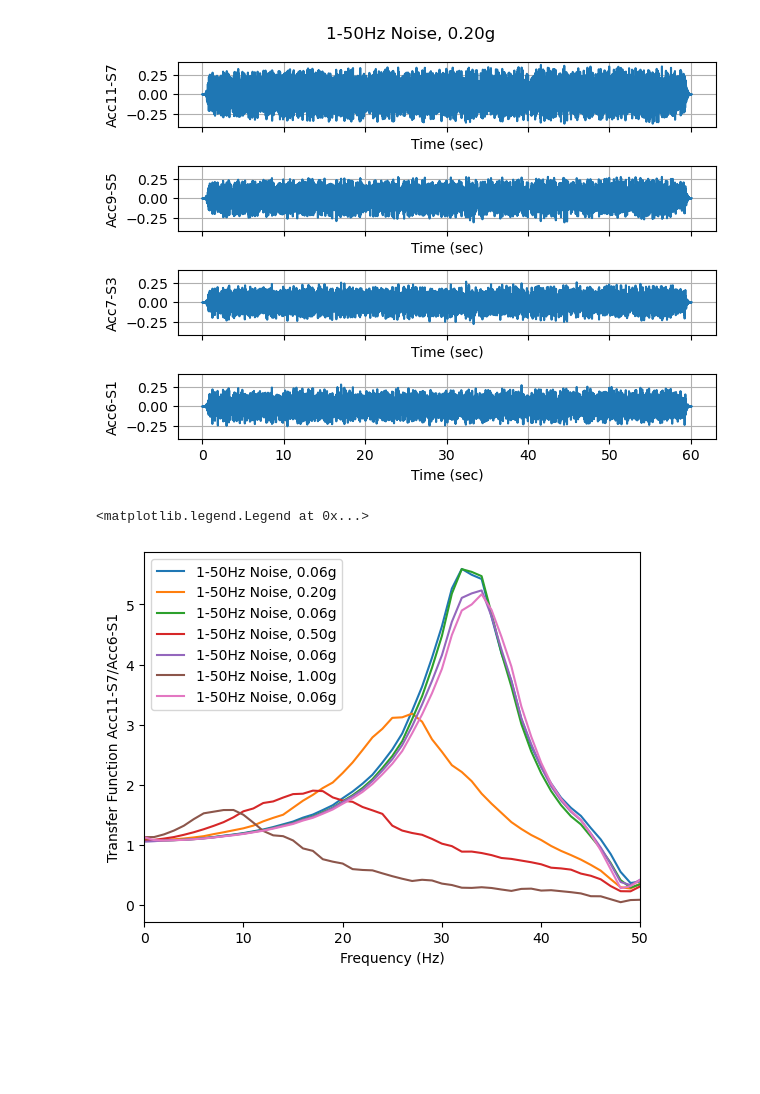
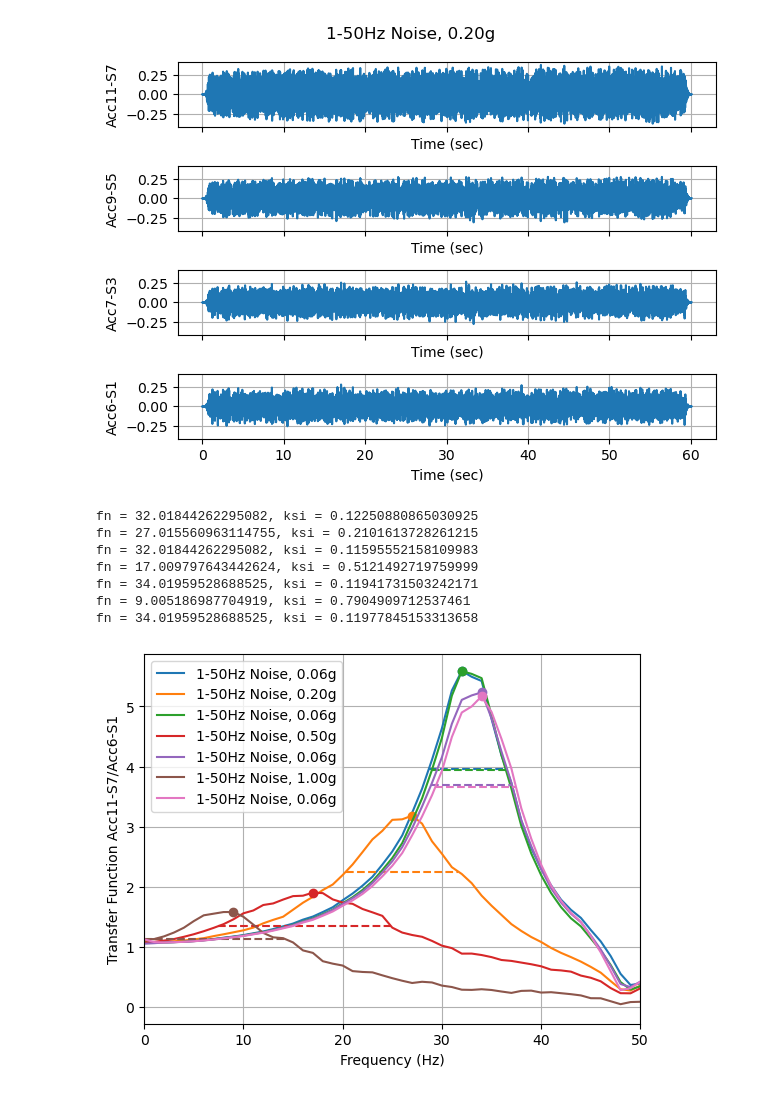
Before and after one commit to dkaramitros/pyDySP, a Jupyter notebook: example_equals.ipynb, the cells around one changed output. Cells and saved outputs as stored; diff of their text form; code cells hidden in the pictures; blank space fills up the shorter version.

Commit message:
added transfer functions

```diff
--- a/example_equals.ipynb
+++ b/example_equals.ipynb
@@ -135,8 +135,15 @@ ax = test[1].plot(channels=[13,11,9,8], columns=1, plot_type="Timehistory") #sam
 # %%
 fix,ax = plt.subplots()
 for i in range(7):
-    test[i].transfer(channel_from=8, channel_to=13, axis=ax, nperseg=512)
-ax.legend()
+    a=test[i].transfer(channel_from=8, channel_to=13, axis=ax, find_peak=True, find_damping=True, nperseg=512)
+    print(f"fn = {a[3]}, ksi = {a[4]}")
+a=ax.legend()
 # %% [output]
-<matplotlib.legend.Legend at 0x...>
+fn = 32.01844262295082, ksi = 0.12250880865030925
+fn = 27.015560963114755, ksi = 0.2101613728261215
+fn = 32.01844262295082, ksi = 0.11595552158109983
+fn = 17.009797643442624, ksi = 0.5121492719759999
+fn = 34.01959528688525, ksi = 0.11941731503242171
+fn = 9.005186987704919, ksi = 0.7904909712537461
+fn = 34.01959528688525, ksi = 0.11977845153313658
-[figure, old version]
+[figure, new version]
```
Also changed, not shown: 2 other files.
